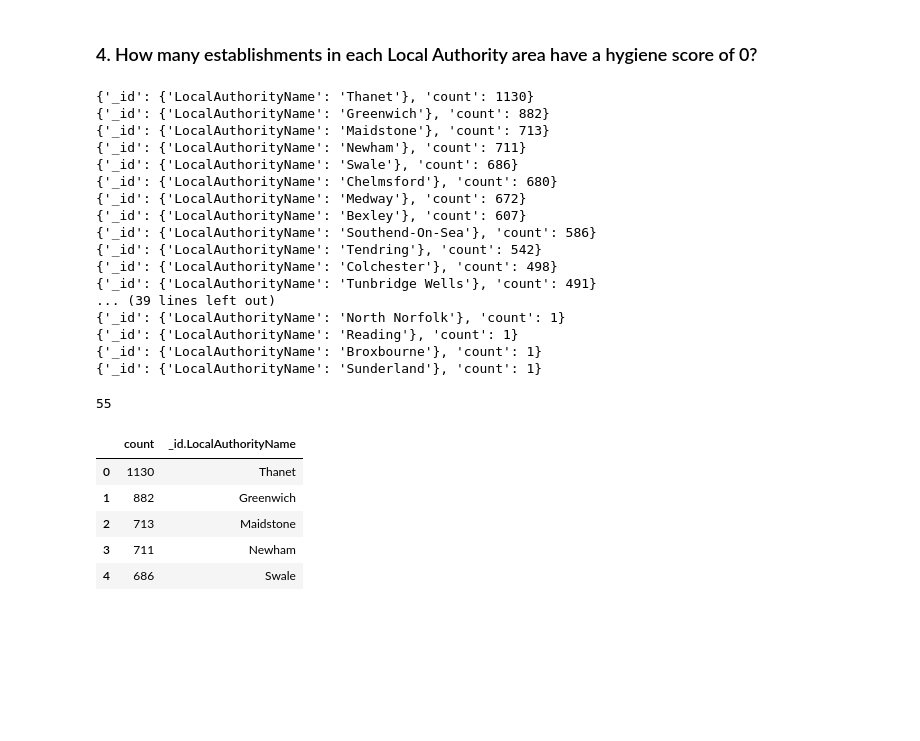
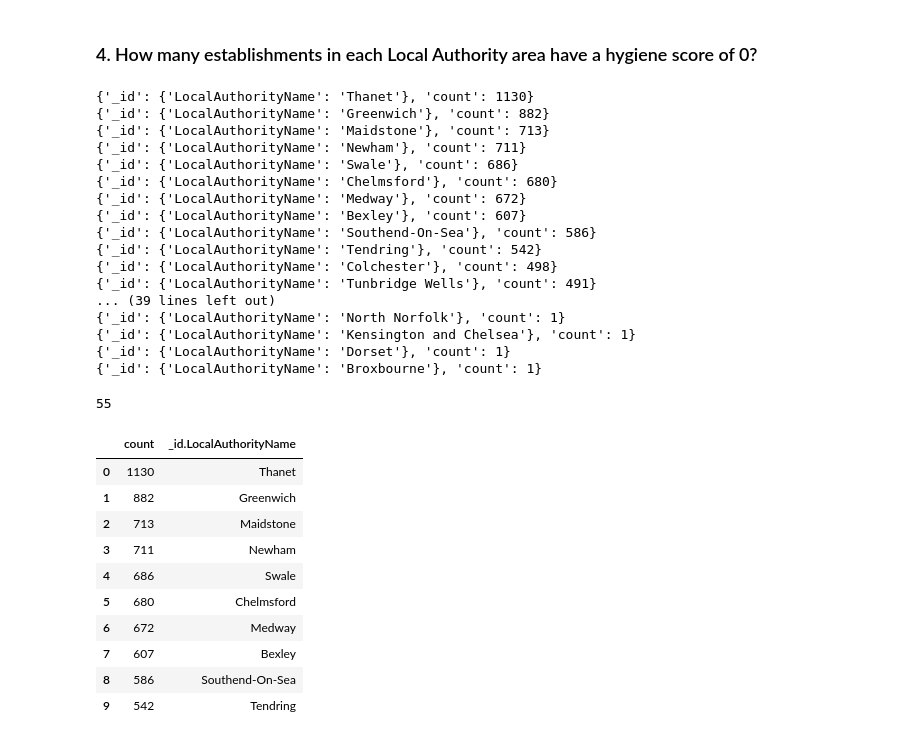
Before and after one commit to anderoos/CU-12-noSQL-challenge, a Jupyter notebook: NoSQL_analysis_starter.ipynb, the cells around one changed output. Drawn from its saved outputs; the diff is of its cells as text; code cells hidden in the pictures; blank space fills up the shorter version.

```diff
--- a/NoSQL_analysis_starter.ipynb
+++ b/NoSQL_analysis_starter.ipynb
@@ -191,10 +222,24 @@ sort =
 # 1. Matches establishments with a hygiene score of 0
 # 2. Groups the matches by Local Authority
 # 3. Sorts the matches from highest to lowest
+hygiene_score = {'$match':
+                     {'scores.Hygiene': {'$eq': 0}}}
 
+group_by = {'$group': {
+        '_id': {'LocalAuthorityName': '$LocalAuthorityName'},
+        'count': {'$sum': 1}
+    }
+}
+
+sort = {'$sort': {'count': -1}}
 # Print the number of documents in the result
+pipeline = [hygiene_score, group_by, sort]
 
 # Print the first 10 results
+results = list(establishments.aggregate(pipeline))
+
+for result in results:
+    pprint(result)
 # %% [output]
 {'_id': {'LocalAuthorityName': 'Thanet'}, 'count': 1130}
 {'_id': {'LocalAuthorityName': 'Greenwich'}, 'count': 882}
@@ -210,20 +255,28 @@ sort =
 {'_id': {'LocalAuthorityName': 'Tunbridge Wells'}, 'count': 491}
 ... (39 lines left out)
 {'_id': {'LocalAuthorityName': 'North Norfolk'}, 'count': 1}
-{'_id': {'LocalAuthorityName': 'Reading'}, 'count': 1}
+{'_id': {'LocalAuthorityName': 'Kensington and Chelsea'}, 'count': 1}
+{'_id': {'LocalAuthorityName': 'Dorset'}, 'count': 1}
 {'_id': {'LocalAuthorityName': 'Broxbourne'}, 'count': 1}
-{'_id': {'LocalAuthorityName': 'Sunderland'}, 'count': 1}
 # %%
 # Convert the result to a Pandas DataFrame
+agg_df_cleanest_authorities = pd.json_normalize(results)
 
 # Display the number of rows in the DataFrame
+print(len(results))
 
 # Display the first 10 rows of the DataFrame
+agg_df_cleanest_authorities.head(10)
 # %% [output]
 55
 |  | count | _id.LocalAuthorityName |
 | 0 | 1130 | Thanet |
 | 1 | 882 | Greenwich |
 | 2 | 713 | Maidstone |
 | 3 | 711 | Newham |
 | 4 | 686 | Swale |
+| 5 | 680 | Chelmsford |
+| 6 | 672 | Medway |
+| 7 | 607 | Bexley |
+| 8 | 586 | Southend-On-Sea |
+| 9 | 542 | Tendring |
```
Also changed, not shown: parts of 6 cells of this notebook, 1 other file.
